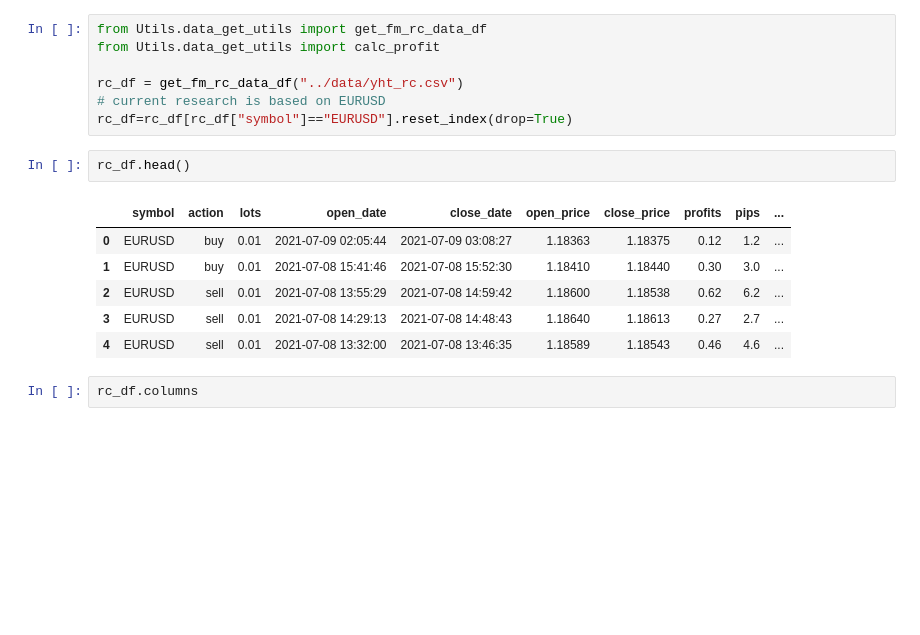
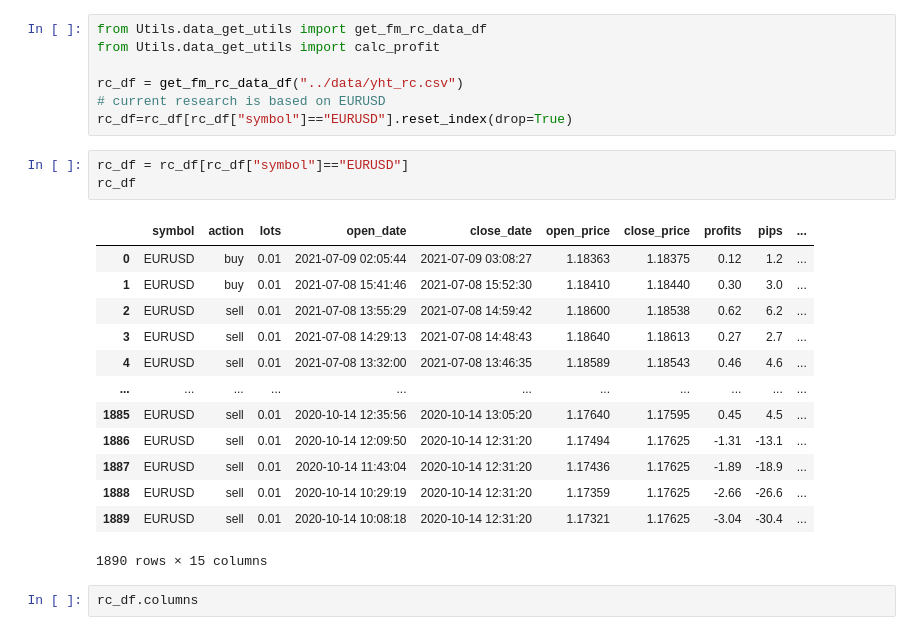
Before and after one commit to deep-forex-trading-group/Rule-based-forex-trading-system, a Jupyter notebook: Analysis/gen_followme_records_big_table.ipynb, the cells around one changed output. Cells and saved outputs as stored; diff of their text form; blank space fills up the shorter version.

```diff
--- a/Analysis/gen_followme_records_big_table.ipynb
+++ b/Analysis/gen_followme_records_big_table.ipynb
@@ -32,15 +32,23 @@ from Utils.data_get_utils import calc_profit
 rc_df = get_fm_rc_data_df("../data/yht_rc.csv")
 # current research is based on EURUSD
 rc_df=rc_df[rc_df["symbol"]=="EURUSD"].reset_index(drop=True)
-# %%
-rc_df.head()
-# %% [output]
-|  | symbol | action | lots | open_date | close_date | open_price | close_price | profits | pips | ... |
-| 0 | EURUSD | buy | 0.01 | 2021-07-09 02:05:44 | 2021-07-09 03:08:27 | 1.18363 | 1.18375 | 0.12 | 1.2 | ... |
-| 1 | EURUSD | buy | 0.01 | 2021-07-08 15:41:46 | 2021-07-08 15:52:30 | 1.18410 | 1.18440 | 0.30 | 3.0 | ... |
-| 2 | EURUSD | sell | 0.01 | 2021-07-08 13:55:29 | 2021-07-08 14:59:42 | 1.18600 | 1.18538 | 0.62 | 6.2 | ... |
-| 3 | EURUSD | sell | 0.01 | 2021-07-08 14:29:13 | 2021-07-08 14:48:43 | 1.18640 | 1.18613 | 0.27 | 2.7 | ... |
-| 4 | EURUSD | sell | 0.01 | 2021-07-08 13:32:00 | 2021-07-08 13:46:35 | 1.18589 | 1.18543 | 0.46 | 4.6 | ... |
+# %%
+rc_df = rc_df[rc_df["symbol"]=="EURUSD"]
+rc_df
+# %% [output]
+|  | symbol | action | lots | open_date | close_date | open_price | close_price | profits | pips | ... |
+| 0 | EURUSD | buy | 0.01 | 2021-07-09 02:05:44 | 2021-07-09 03:08:27 | 1.18363 | 1.18375 | 0.12 | 1.2 | ... |
+| 1 | EURUSD | buy | 0.01 | 2021-07-08 15:41:46 | 2021-07-08 15:52:30 | 1.18410 | 1.18440 | 0.30 | 3.0 | ... |
+| 2 | EURUSD | sell | 0.01 | 2021-07-08 13:55:29 | 2021-07-08 14:59:42 | 1.18600 | 1.18538 | 0.62 | 6.2 | ... |
+| 3 | EURUSD | sell | 0.01 | 2021-07-08 14:29:13 | 2021-07-08 14:48:43 | 1.18640 | 1.18613 | 0.27 | 2.7 | ... |
+| 4 | EURUSD | sell | 0.01 | 2021-07-08 13:32:00 | 2021-07-08 13:46:35 | 1.18589 | 1.18543 | 0.46 | 4.6 | ... |
+| ... | ... | ... | ... | ... | ... | ... | ... | ... | ... | ... |
+| 1885 | EURUSD | sell | 0.01 | 2020-10-14 12:35:56 | 2020-10-14 13:05:20 | 1.17640 | 1.17595 | 0.45 | 4.5 | ... |
+| 1886 | EURUSD | sell | 0.01 | 2020-10-14 12:09:50 | 2020-10-14 12:31:20 | 1.17494 | 1.17625 | -1.31 | -13.1 | ... |
+| 1887 | EURUSD | sell | 0.01 | 2020-10-14 11:43:04 | 2020-10-14 12:31:20 | 1.17436 | 1.17625 | -1.89 | -18.9 | ... |
+| 1888 | EURUSD | sell | 0.01 | 2020-10-14 10:29:19 | 2020-10-14 12:31:20 | 1.17359 | 1.17625 | -2.66 | -26.6 | ... |
+| 1889 | EURUSD | sell | 0.01 | 2020-10-14 10:08:18 | 2020-10-14 12:31:20 | 1.17321 | 1.17625 | -3.04 | -30.4 | ... |
+1890 rows × 15 columns
 # %%
 rc_df.columns
 # %% [output]
```
Also changed, not shown: parts of 6 cells of this notebook, 5 other files.
